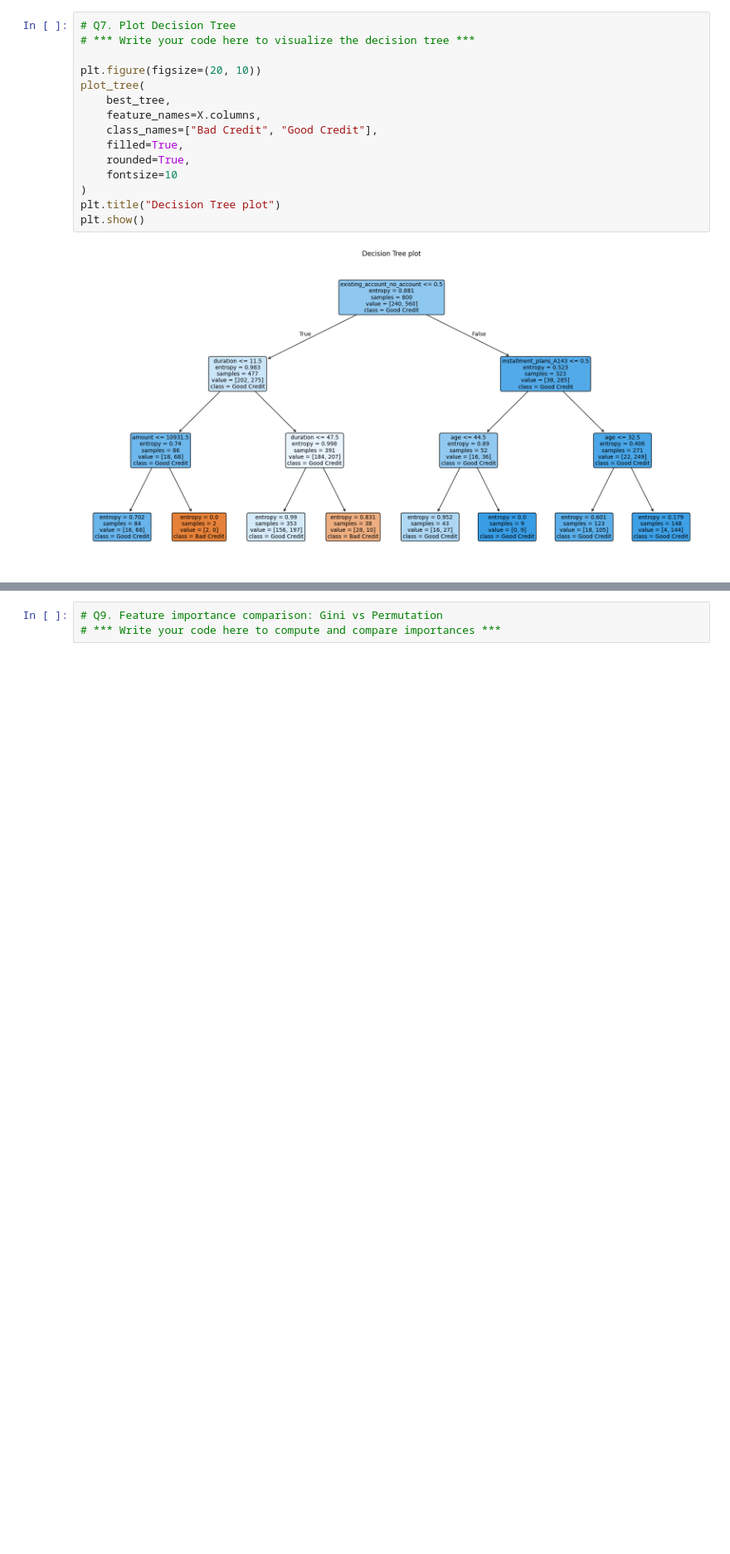
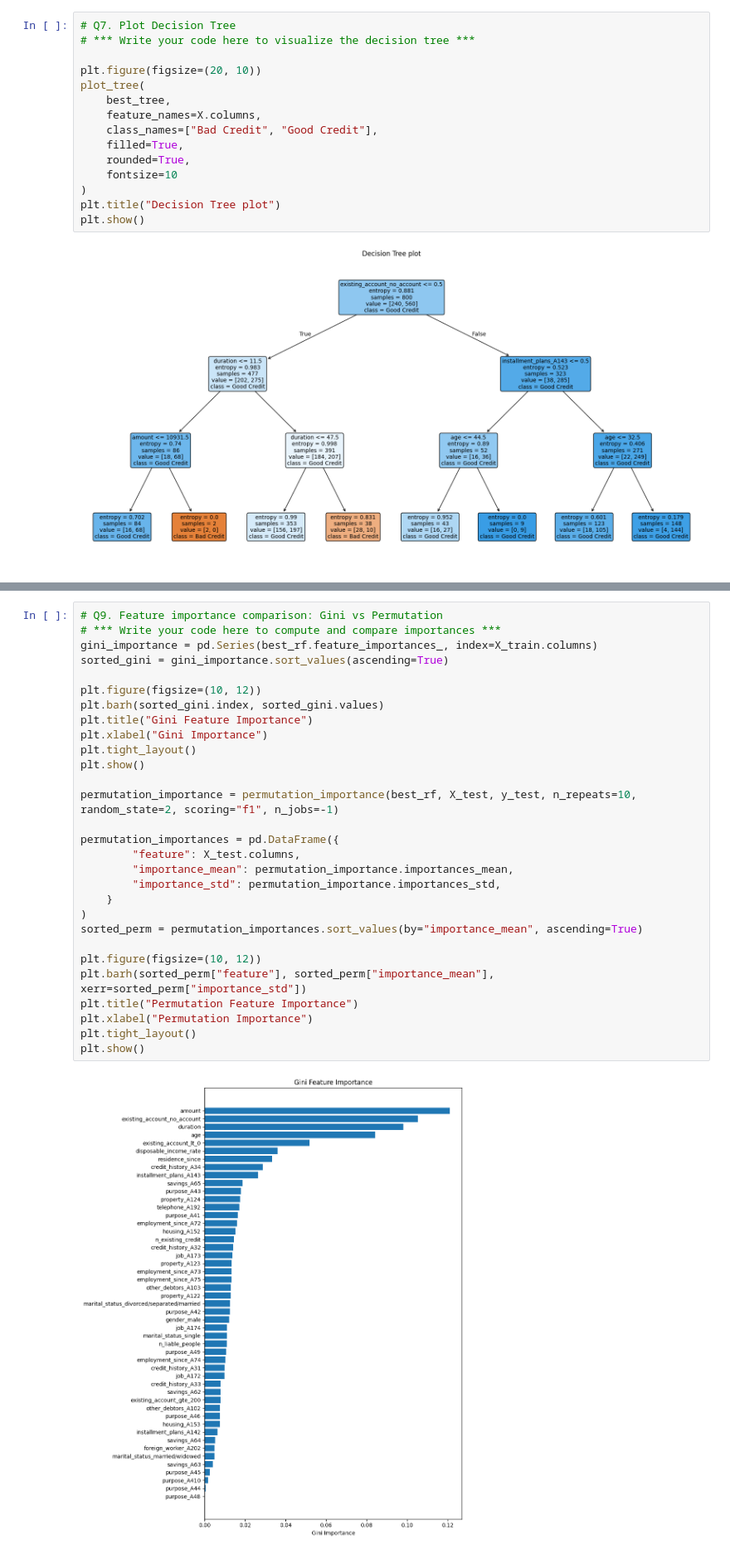
Before and after one commit to Pradyuman7/1BV70, a Jupyter notebook: assignment-3/Assignment 3 XAI [Students][2025].ipynb, the cells around one changed output, grey strips where cells are left out. Shown at 83% size. Drawn from its saved outputs; the diff is of its cells as text; blank space fills up the shorter version.

```diff
--- a/assignment-3/Assignment 3 XAI [Students][2025].ipynb
+++ b/assignment-3/Assignment 3 XAI [Students][2025].ipynb
@@ -190,3 +221,31 @@ plt.show()
 # %%
 # Q9. Feature importance comparison: Gini vs Permutation
 # *** Write your code here to compute and compare importances ***
+gini_importance = pd.Series(best_rf.feature_importances_, index=X_train.columns)
+sorted_gini = gini_importance.sort_values(ascending=True)
+
+plt.figure(figsize=(10, 12))
+plt.barh(sorted_gini.index, sorted_gini.values)
+plt.title("Gini Feature Importance")
+plt.xlabel("Gini Importance")
+plt.tight_layout()
+plt.show()
+
+permutation_importance = permutation_importance(best_rf, X_test, y_test, n_repeats=10, random_state=2, scoring="f1", n_jobs=-1)
+
+permutation_importances = pd.DataFrame({
+        "feature": X_test.columns,
+        "importance_mean": permutation_importance.importances_mean,
+        "importance_std": permutation_importance.importances_std,
+    }
+)
+sorted_perm = permutation_importances.sort_values(by="importance_mean", ascending=True)
+
+plt.figure(figsize=(10, 12))
+plt.barh(sorted_perm["feature"], sorted_perm["importance_mean"], xerr=sorted_perm["importance_std"])
+plt.title("Permutation Feature Importance")
+plt.xlabel("Permutation Importance")
+plt.tight_layout()
+plt.show()
+# %% [output]
+[figure, added]
```
Also changed, not shown: parts of 6 cells of this notebook.
